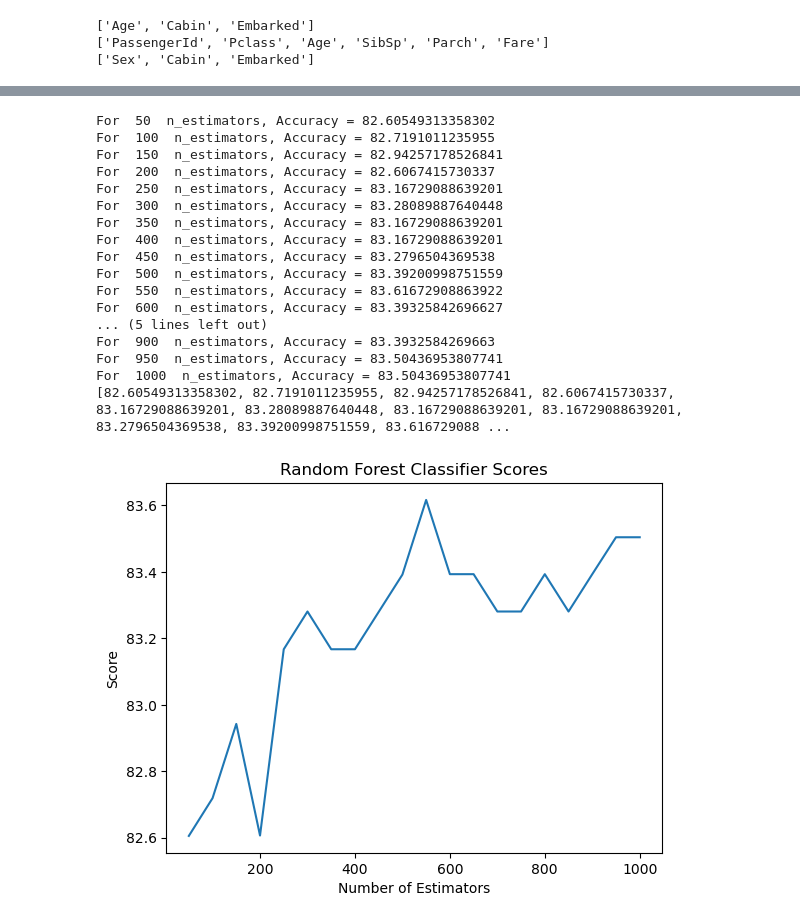
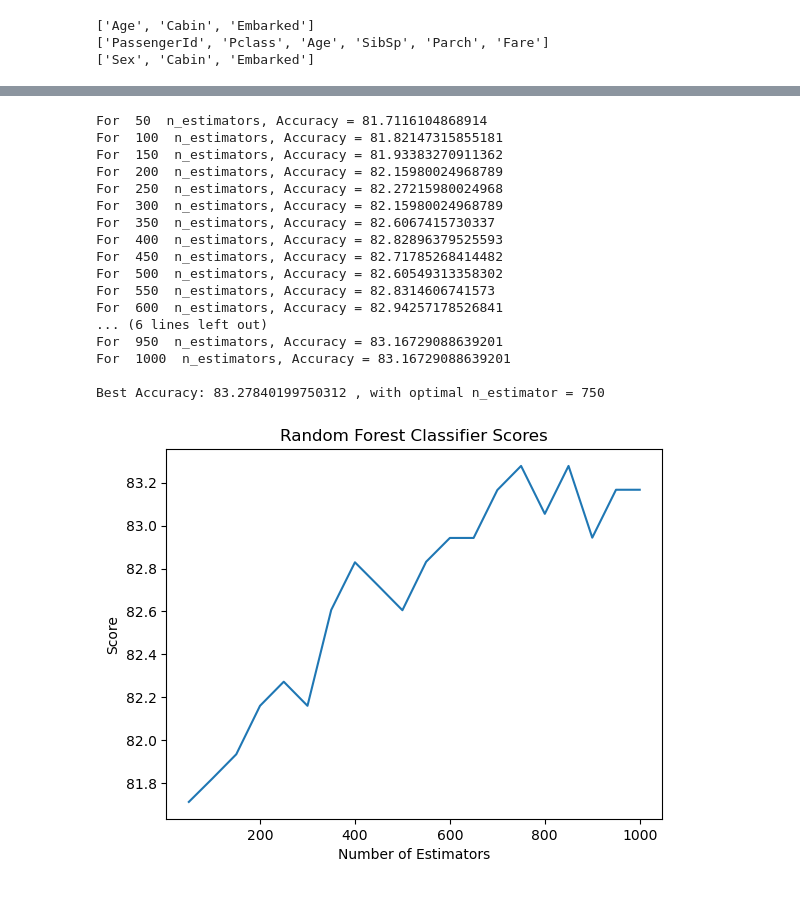
Before and after one commit to AhmedAlaa2024/Titanic-Machine-Learning-from-Disaster, a Jupyter notebook: titanic-machine-learning-from-disaster.ipynb, the cells around one changed output, grey strips where cells are left out. Saved outputs shown, nothing was run; the diff lists cells and outputs as text; code cells hidden in the pictures.

Commit message:
Kaggle Notebook | Titanic - Machine Learning from Disaster | Version 4

```diff
--- a/titanic-machine-learning-from-disaster.ipynb
+++ b/titanic-machine-learning-from-disaster.ipynb
@@ -321,6 +336,10 @@ onehot_encoder = OneHotEncoder(handle_unknown='ignore', sparse_output=False)
 categorical_imputed_encoded_X_train = pd.DataFrame(onehot_encoder.fit_transform(X_train[categorical_cols]))
 categorical_imputed_encoded_X_valid = pd.DataFrame(onehot_encoder.transform(X_valid[categorical_cols]))
 
+# One-hot encoding removed index; put it back
+categorical_imputed_encoded_X_train.index = X_train[categorical_cols].index
+categorical_imputed_encoded_X_valid.index = X_valid[categorical_cols].index
+
 categorical_imputed_encoded_X_train.columns = categorical_imputed_encoded_X_train.columns.astype('str')
 categorical_imputed_encoded_X_valid.columns = categorical_imputed_encoded_X_valid.columns.astype('str')
 
@@ -329,6 +348,10 @@ another_onehot_encoder = OneHotEncoder(handle_unknown='ignore', sparse_output=Fa
 categorical_imputed_encoded_full_X = pd.DataFrame(another_onehot_encoder.fit_transform(full_X[categorical_cols]))
 categorical_imputed_encoded_test_X = pd.DataFrame(another_onehot_encoder.transform(titanic_test_X[categorical_cols]))
 
+# One-hot encoding removed index; put it back
+categorical_imputed_encoded_full_X.index = full_X[categorical_cols].index
+categorical_imputed_encoded_test_X.index = titanic_test_X[categorical_cols].index
+
 categorical_imputed_encoded_full_X.columns = categorical_imputed_encoded_full_X.columns.astype('str')
 categorical_imputed_encoded_test_X.columns = categorical_imputed_encoded_test_X.columns.astype('str')
 
@@ -361,3 +392,19 @@ transformed_X_train.head()
+# %%
+correlation_threshold = 0.0
+
+corr = pd.concat([full_y, transformed_full_X], axis=1).corr(numeric_only=True)[['Survived']]
+cols_with_impact = corr[abs(corr) >= correlation_threshold].dropna().index
+cols_with_impact = list(set(cols_with_impact) - set(['Survived']))
+cols_without_impact = list(set(corr.index) - set(cols_with_impact) - set(['Survived']))
+transformed_full_X = transformed_full_X.loc[:,cols_with_impact]
+transformed_test_X = transformed_test_X.loc[:,cols_with_impact]
+
+corr = pd.concat([y_train, transformed_X_train], axis=1).corr(numeric_only=True)[['Survived']]
+cols_with_impact = corr[abs(corr) >= correlation_threshold].dropna().index
+cols_with_impact = list(set(cols_with_impact) - set(['Survived']))
+cols_without_impact = list(set(corr.index) - set(cols_with_impact) - set(['Survived']))
+transformed_X_train = transformed_X_train.loc[:,cols_with_impact]
+transformed_X_valid = transformed_X_valid.loc[:,cols_with_impact]
 # %%
 def scorer(estimator, X, y):
     predictions = estimator.predict(X)
@@ -410,37 +469,42 @@ def calculate_accuracy_model_3(X, y, k):
 # %%
 # Finding the best parameters for model 1 : RandomForestClassifier
-scores = []
-for n_estimator in range(50, 1050, 50):
-    scores.append(calculate_accuracy_model_1(transformed_full_X, y, n_estimator))
+rfc_scores = [0.0]
+rfc_optimal_n_estimators = 50
+for n_estimators in range(50, 1050, 50):
+    temp_score = calculate_accuracy_model_1(transformed_full_X, y, n_estimators)
+    if temp_score > max(rfc_scores):
+        rfc_optimal_n_estimators = n_estimators
+    rfc_scores.append(temp_score)
 
-print(scores)
+rfc_scores.pop(0)
+print("\nBest Accuracy:", max(rfc_scores), ', with optimal n_estimator =', rfc_optimal_n_estimators)
 # %% [output]
-For  50  n_estimators, Accuracy = 82.60549313358302
-For  100  n_estimators, Accuracy = 82.7191011235955
-For  150  n_estimators, Accuracy = 82.94257178526841
-For  200  n_estimators, Accuracy = 82.6067415730337
-For  250  n_estimators, Accuracy = 83.16729088639201
-For  300  n_estimators, Accuracy = 83.28089887640448
-For  350  n_estimators, Accuracy = 83.16729088639201
-For  400  n_estimators, Accuracy = 83.16729088639201
-For  450  n_estimators, Accuracy = 83.2796504369538
-For  500  n_estimators, Accuracy = 83.39200998751559
-For  550  n_estimators, Accuracy = 83.61672908863922
-For  600  n_estimators, Accuracy = 83.39325842696627
-... (5 lines left out)
-For  900  n_estimators, Accuracy = 83.3932584269663
-For  950  n_estimators, Accuracy = 83.50436953807741
-For  1000  n_estimators, Accuracy = 83.50436953807741
-[82.60549313358302, 82.7191011235955, 82.94257178526841, 82.6067415730337, 83.16729088639201, 83.28089887640448, 83.16729088639201, 83.16729088639201, 83.2796504369538, 83.39200998751559, 83.616729088 ...
+For  50  n_estimators, Accuracy = 81.7116104868914
+For  100  n_estimators, Accuracy = 81.82147315855181
+For  150  n_estimators, Accuracy = 81.93383270911362
+For  200  n_estimators, Accuracy = 82.15980024968789
+For  250  n_estimators, Accuracy = 82.27215980024968
+For  300  n_estimators, Accuracy = 82.15980024968789
+For  350  n_estimators, Accuracy = 82.6067415730337
+For  400  n_estimators, Accuracy = 82.82896379525593
+For  450  n_estimators, Accuracy = 82.71785268414482
+For  500  n_estimators, Accuracy = 82.60549313358302
+For  550  n_estimators, Accuracy = 82.8314606741573
+For  600  n_estimators, Accuracy = 82.94257178526841
+... (6 lines left out)
+For  950  n_estimators, Accuracy = 83.16729088639201
+For  1000  n_estimators, Accuracy = 83.16729088639201
+
+Best Accuracy: 83.27840199750312 , with optimal n_estimator = 750
 # %%
 import matplotlib.pyplot as plt
 
 # Plot the scores against the number of estimators
 n_estimators_range = range(50, 1050, 50)
-plt.plot(n_estimators_range, scores)
+plt.plot(n_estimators_range, rfc_scores)
 plt.xlabel('Number of Estimators')
 plt.ylabel('Score')
 plt.title('Random Forest Classifier Scores')
 plt.show()
 # %% [output]
-[figure, old version]
+[figure, new version]
```
Also changed, not shown: parts of 18 cells of this notebook.
